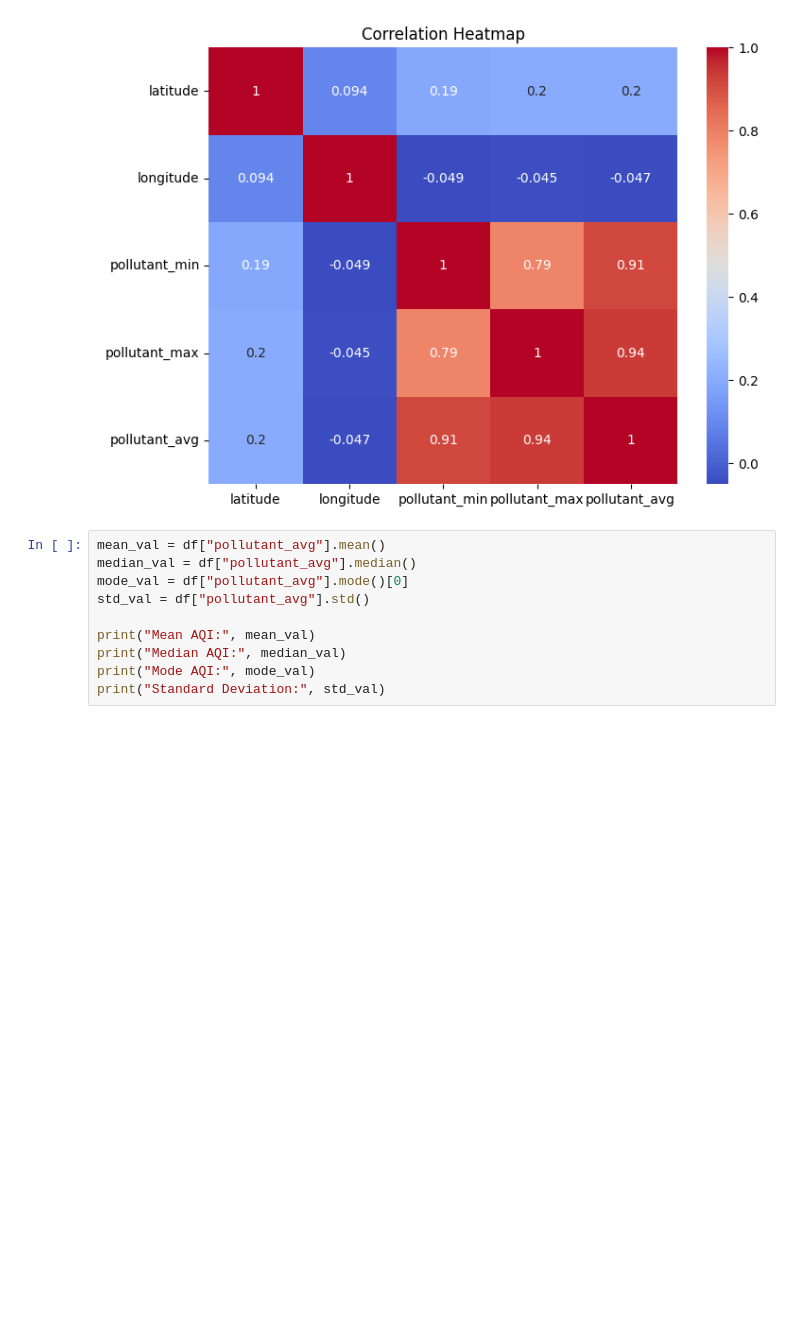
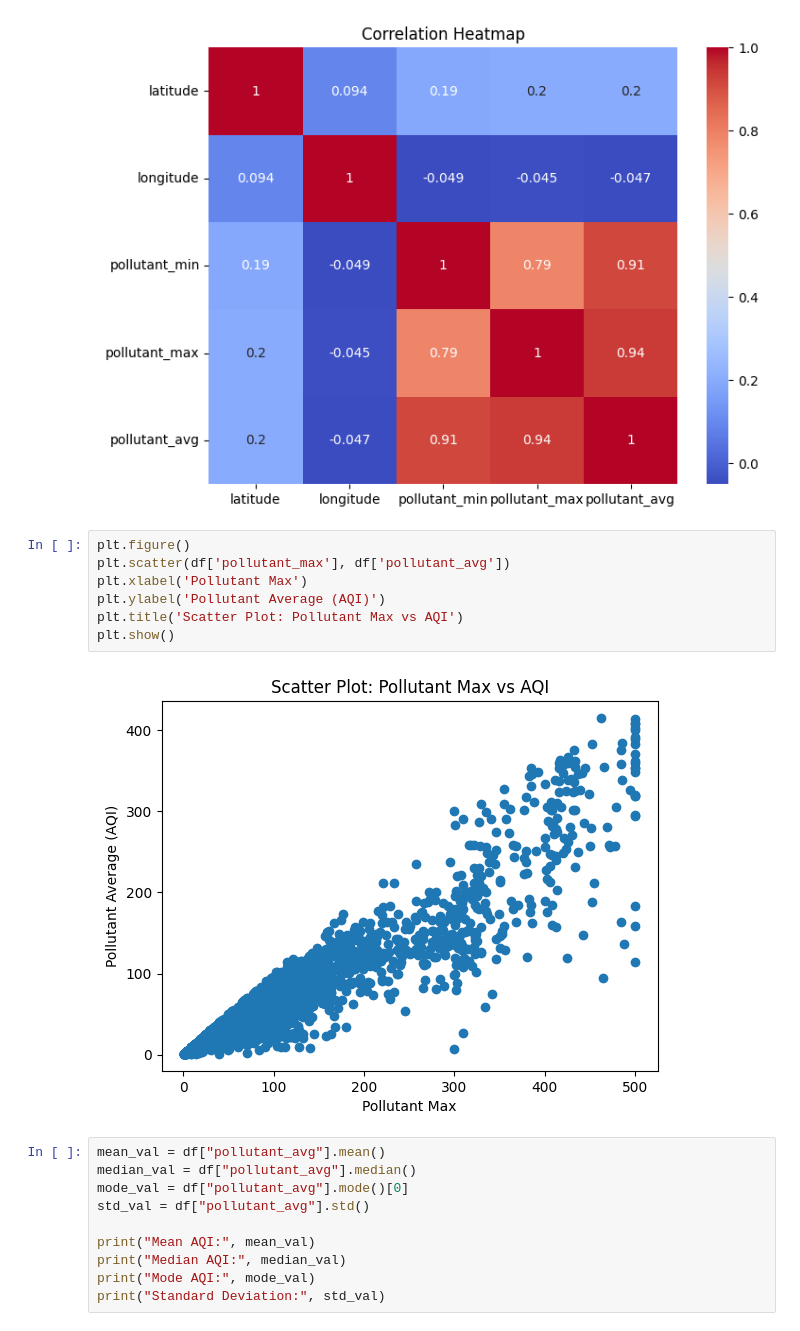
Before and after one commit to Rasika3414/Future-Minds, a Jupyter notebook: Untitled5 (1).ipynb, the cells around one changed output. Cells and saved outputs as stored; diff of their text form; blank space fills up the shorter version.

Commit message:
Scatter plot

```diff
--- a/Untitled5 (1).ipynb
+++ b/Untitled5 (1).ipynb
@@ -111,6 +111,15 @@ plt.title("Correlation Heatmap")
 plt.show()
 # %% [output]
 [figure]
+# %%
+plt.figure()
+plt.scatter(df['pollutant_max'], df['pollutant_avg'])
+plt.xlabel('Pollutant Max')
+plt.ylabel('Pollutant Average (AQI)')
+plt.title('Scatter Plot: Pollutant Max vs AQI')
+plt.show()
+# %% [output]
+[figure, added]
 # %%
 mean_val = df["pollutant_avg"].mean()
 median_val = df["pollutant_avg"].median()
```
